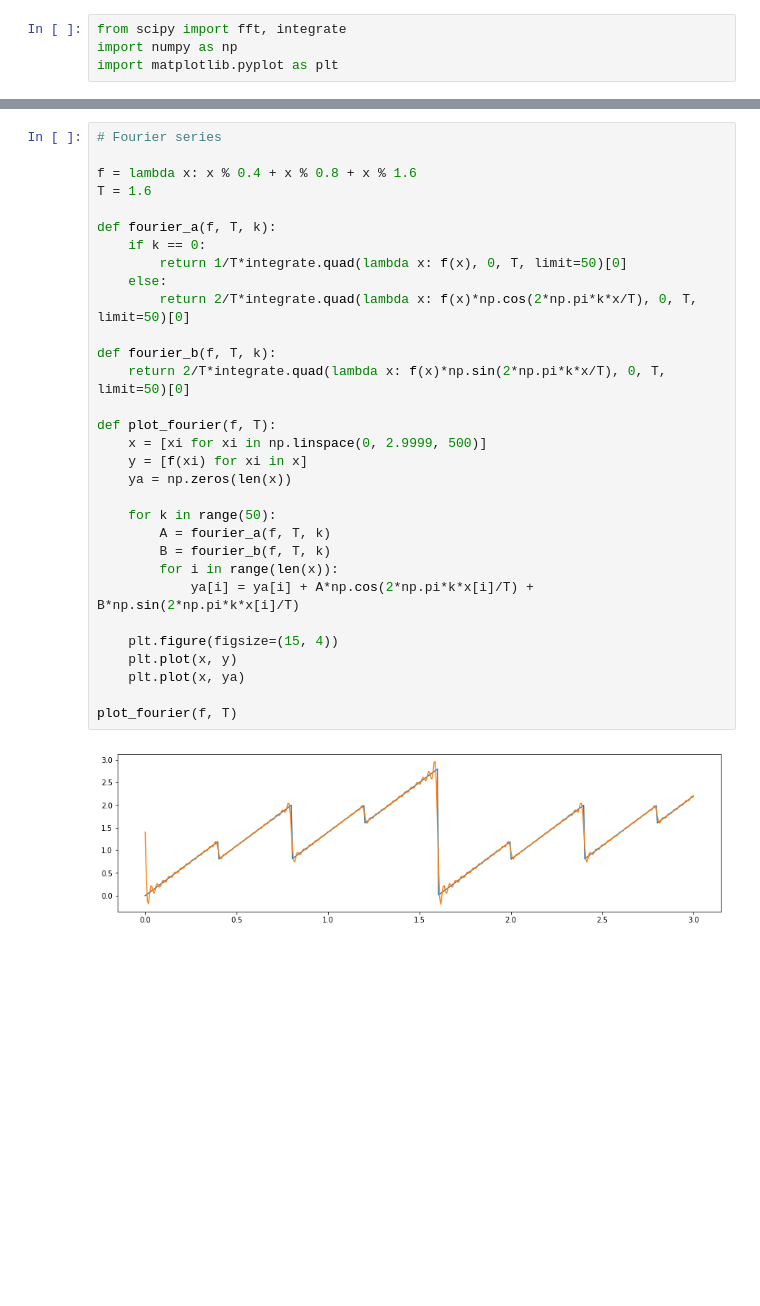
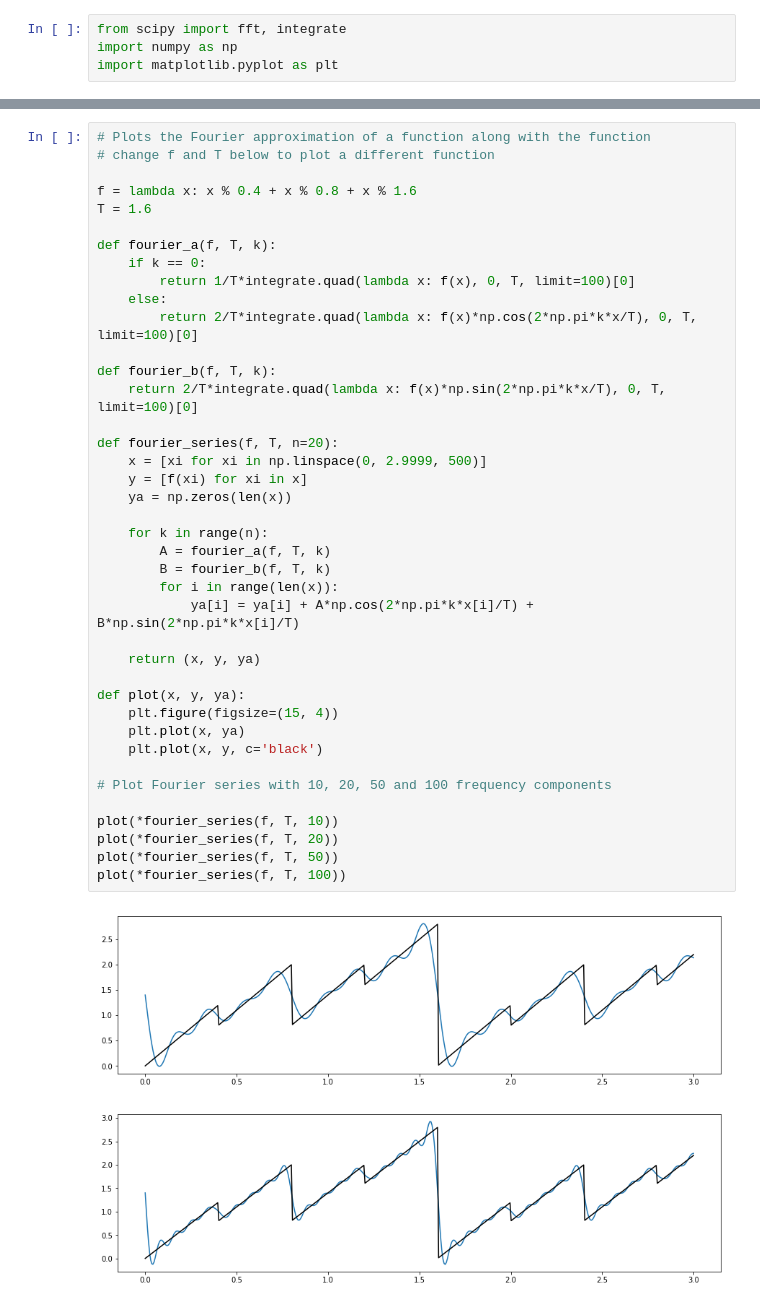
Before and after one commit to highly-illogical/math-notebooks, a Jupyter notebook: Fourier transform.ipynb, the cells around one changed output, grey strips where cells are left out. Saved outputs shown, nothing was run; the diff lists cells and outputs as text; blank space fills up the shorter version.

Commit message:
Updated Fourier notebook with text explanations

```diff
--- a/Fourier transform.ipynb
+++ b/Fourier transform.ipynb
@@ -5,33 +61,43 @@ import matplotlib.pyplot as plt
 # %%
-# Fourier series
+# Plots the Fourier approximation of a function along with the function
+# change f and T below to plot a different function
 
 f = lambda x: x % 0.4 + x % 0.8 + x % 1.6
 T = 1.6
 
 def fourier_a(f, T, k):
     if k == 0:
-        return 1/T*integrate.quad(lambda x: f(x), 0, T, limit=50)[0]
+        return 1/T*integrate.quad(lambda x: f(x), 0, T, limit=100)[0]
     else:
-        return 2/T*integrate.quad(lambda x: f(x)*np.cos(2*np.pi*k*x/T), 0, T, limit=50)[0]
+        return 2/T*integrate.quad(lambda x: f(x)*np.cos(2*np.pi*k*x/T), 0, T, limit=100)[0]
 
 def fourier_b(f, T, k):
-    return 2/T*integrate.quad(lambda x: f(x)*np.sin(2*np.pi*k*x/T), 0, T, limit=50)[0]
+    return 2/T*integrate.quad(lambda x: f(x)*np.sin(2*np.pi*k*x/T), 0, T, limit=100)[0]
 
-def plot_fourier(f, T):
+def fourier_series(f, T, n=20):
     x = [xi for xi in np.linspace(0, 2.9999, 500)]
     y = [f(xi) for xi in x]
     ya = np.zeros(len(x))
 
-    for k in range(50):
+    for k in range(n):
         A = fourier_a(f, T, k)
         B = fourier_b(f, T, k)
         for i in range(len(x)):
             ya[i] = ya[i] + A*np.cos(2*np.pi*k*x[i]/T) + B*np.sin(2*np.pi*k*x[i]/T)
 
+    return (x, y, ya)
+
+def plot(x, y, ya):
     plt.figure(figsize=(15, 4))
-    plt.plot(x, y)
     plt.plot(x, ya)
+    plt.plot(x, y, c='black')
 
-plot_fourier(f, T)
+# Plot Fourier series with 10, 20, 50 and 100 frequency components
+
+plot(*fourier_series(f, T, 10))
+plot(*fourier_series(f, T, 20))
+plot(*fourier_series(f, T, 50))
+plot(*fourier_series(f, T, 100))
 # %% [output]
-[figure, old version]
+[figure, new version]
+[figure, added]
```
Also changed, not shown: parts of 9 cells of this notebook, 1 other file.
